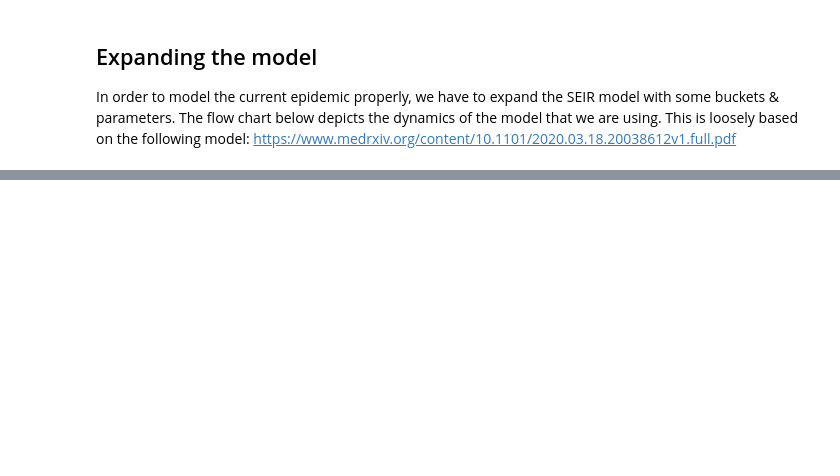
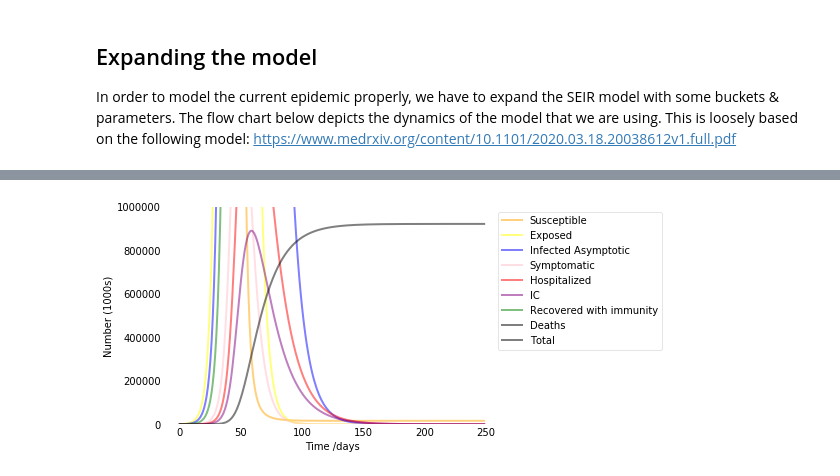
Before and after one commit to Noutfox/Corona, a Jupyter notebook: Dutch Corona model.ipynb, the cells around one changed output, grey strips where cells are left out. Cells and saved outputs as stored; diff of their text form; code cells hidden in the pictures; blank space fills up the shorter version.

```diff
--- a/Dutch Corona model.ipynb
+++ b/Dutch Corona model.ipynb
@@ -292,0 +478,14 @@ plot(S,E,I,R,N,t,1)
+# %%
+### German situation
+N_GER = 87790000 #pop size
+T0G = 87790000
+E0G, I_A0G, I_S0G,H_R0G,H_IC0G,R_R0G,R_D0G = 500, 500, 10, 0, 0, 0, 0 # Initial number of exposed, infected and recovered individuals, I0 and R0.
+S0G = N_GER - E0G - I_A0G - I_S0G - R_R0G - R_D0G # Everyone else, S0, is susceptible to infection initially.
+
+y_ger = S0G, E0G, I_A0G, I_S0G,H_R0G,H_IC0G,R_R0G,R_D0G,T0G
+# %%
+# Running the Germany simulation
+y_ger_sim = simulation(y_ger, p_general,beta1, beta2,250)
+plot(y_ger_sim,1000)
+# %% [output]
+[figure, added]
```
Also changed, not shown: parts of 58 cells of this notebook.
